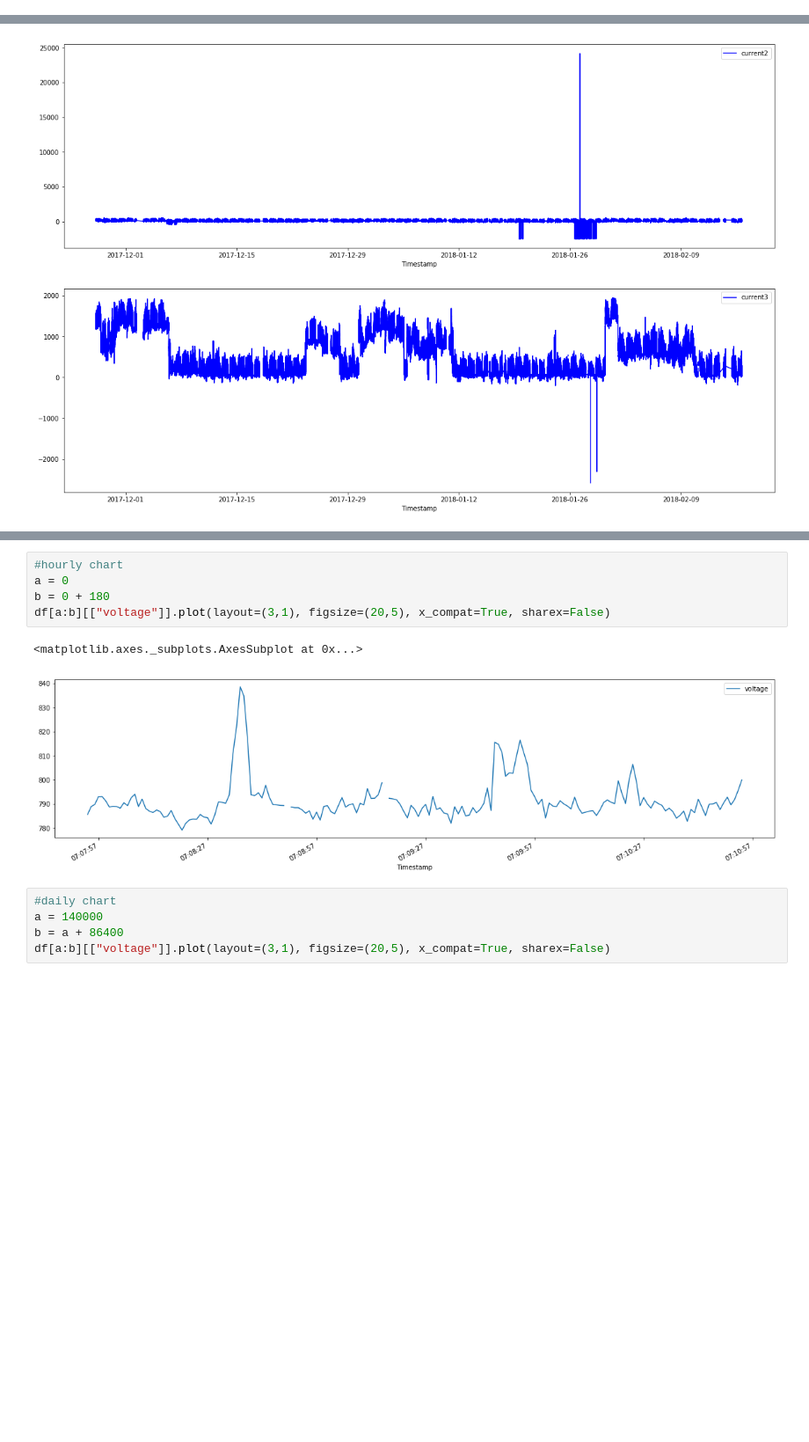
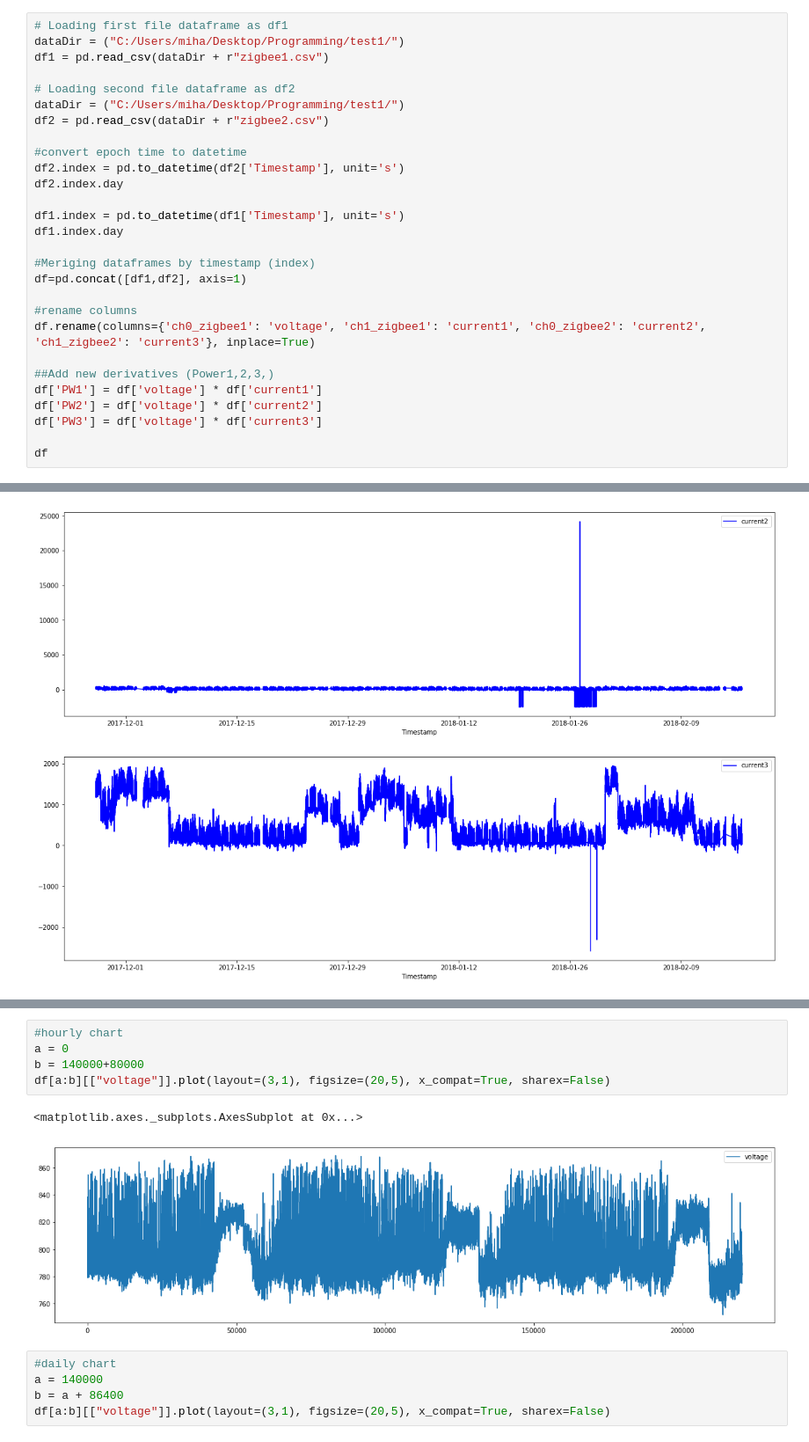
Before and after one commit to MihaCim/Forecast-Rails, a Jupyter notebook: Substation.Exploratory.ipynb, the cells around one changed output, grey strips where cells are left out. Shown at 88% size. Saved outputs shown, nothing was run; the diff lists cells and outputs as text; blank space fills up the shorter version.

Commit message:
dataframe merge

```diff
--- a/Substation.Exploratory.ipynb
+++ b/Substation.Exploratory.ipynb
@@ -72,0 +71,28 @@ df2['sec'] = df2.index.second
+# %%
+# Loading first file dataframe as df1
+dataDir = ("C:/Users/miha/Desktop/Programming/test1/")
+df1 = pd.read_csv(dataDir + r"zigbee1.csv")
+
+# Loading second file dataframe as df2
+dataDir = ("C:/Users/miha/Desktop/Programming/test1/")
+df2 = pd.read_csv(dataDir + r"zigbee2.csv")
+
+#convert epoch time to datetime
+df2.index = pd.to_datetime(df2['Timestamp'], unit='s')
+df2.index.day
+
+df1.index = pd.to_datetime(df1['Timestamp'], unit='s')
+df1.index.day
+
+#Meriging dataframes by timestamp (index)
+df=pd.concat([df1,df2], axis=1)
+
+#rename columns
+df.rename(columns={'ch0_zigbee1': 'voltage', 'ch1_zigbee1': 'current1', 'ch0_zigbee2': 'current2', 'ch1_zigbee2': 'current3'}, inplace=True)
+
+##Add new derivatives (Power1,2,3,)
+df['PW1'] = df['voltage'] * df['current1']
+df['PW2'] = df['voltage'] * df['current2']
+df['PW3'] = df['voltage'] * df['current3']
+
+df
@@ -90,11 +141,11 @@ _ = df2[["current2","current3"]].plot(subplots=True, layout=(3,1), style=['b','b
 # %%
 #hourly chart
 a = 0
-b = 0 + 180
+b = 140000+80000
 df[a:b][["voltage"]].plot(layout=(3,1), figsize=(20,5), x_compat=True, sharex=False)
 # %% [output]
 <matplotlib.axes._subplots.AxesSubplot at 0x...>
-[figure, old version]
+[figure, new version]
 # %%
 #daily chart
 a = 140000
```
Also changed, not shown: parts of 6 cells of this notebook.
